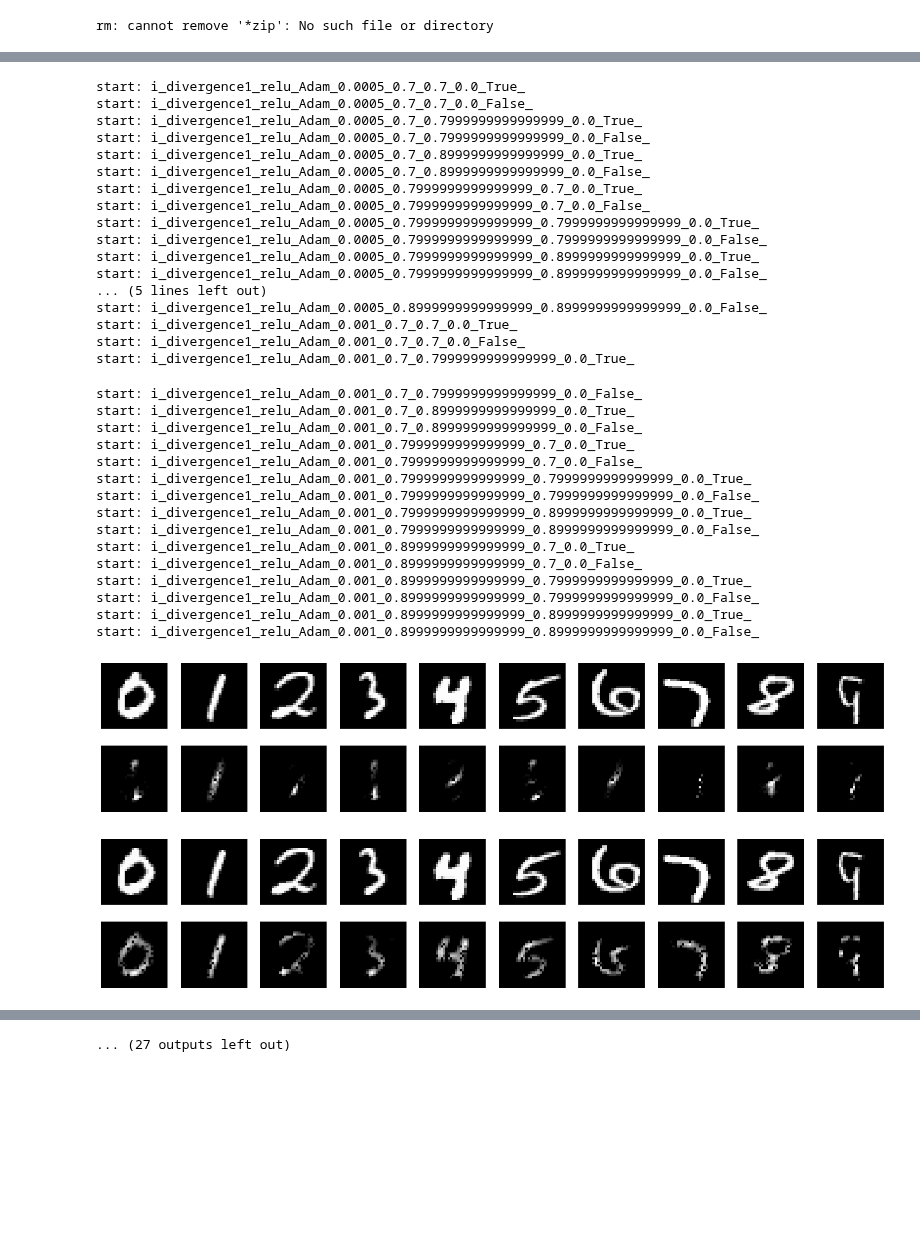
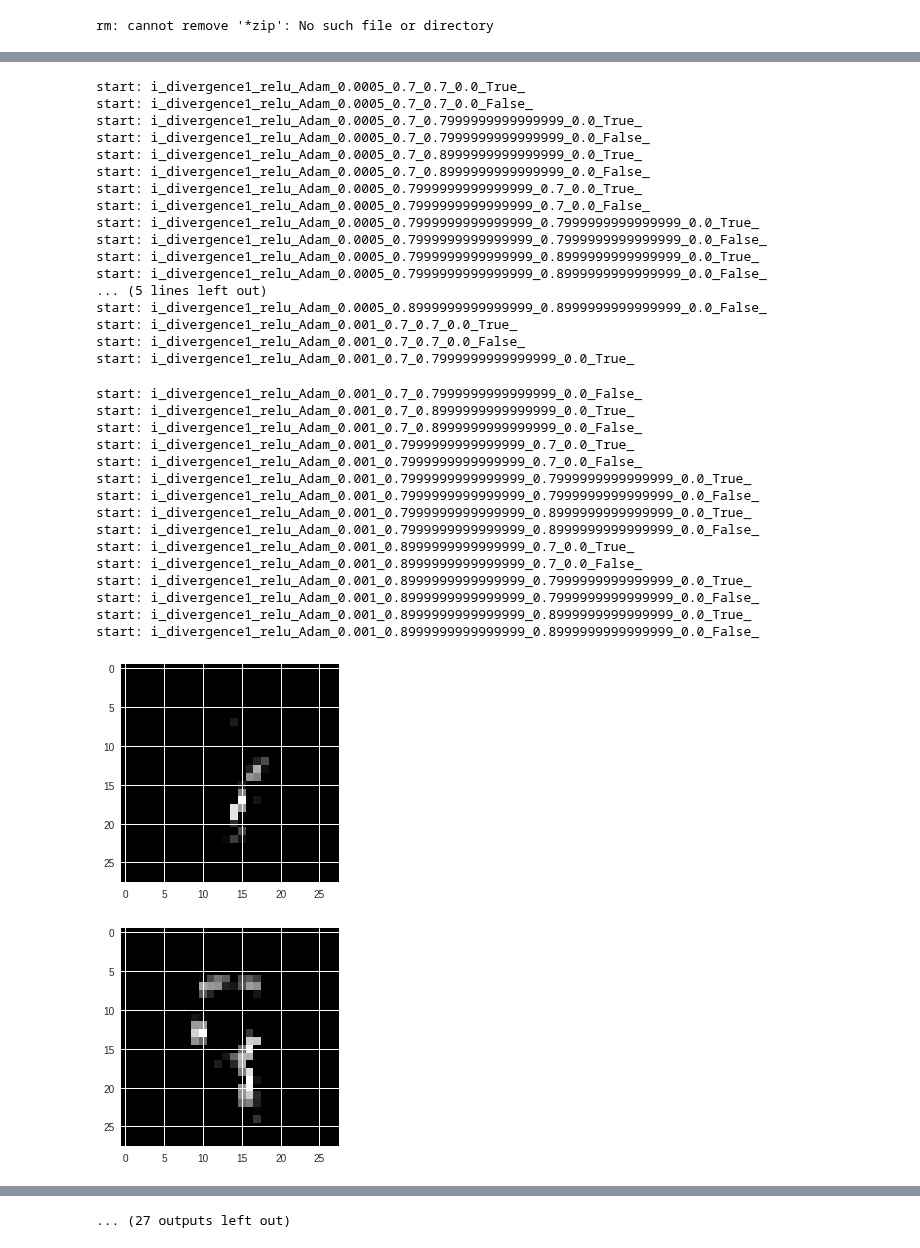
Before and after one commit to s1230038/autoencoder, a Jupyter notebook: AutoencoderForThesis.ipynb, the cells around one changed output, grey strips where cells are left out. Cells and saved outputs as stored; diff of their text form; code cells hidden in the pictures; blank space fills up the shorter version.

```diff
--- a/AutoencoderForThesis.ipynb
+++ b/AutoencoderForThesis.ipynb
@@ -169,22 +169,17 @@ for loss, dact, op1, op2, op3, op4, op5 in product(lossfs, acts, list1, list2, l
       elif label != y_test[i]:
           continue
       # オリジナルのテスト画像を表示
-      ax = plt.subplot(2, 10, label+1)
       plt.imshow(x_test[i].reshape(28, 28))
       plt.gray()
-      ax.get_xaxis().set_visible(False)
-      ax.get_yaxis().set_visible(False)
+      plt.savefig(file_prefix + str(i) + '_x_test_numbers.png')
 
       # 変換された画像を表示
-      ax = plt.subplot(2, 10, label+1+10)
       plt.imshow(decoded_imgs[i].reshape(28, 28))
       plt.gray()
-      ax.get_xaxis().set_visible(False)
-      ax.get_yaxis().set_visible(False)
+      plt.savefig(file_prefix + str(i) + '_decoded_numbers.png')
 
       label+=1
   #  plt.show() #show()するとファイルに保存できないことに注意。
-  plt.savefig(file_prefix + 'numbers.png')
   autoencoder.reset_states()
 # %% [output]
 This call to matplotlib.use() has no effect because the backend has already
@@ -209,32 +204,32 @@ start: i_divergence1_relu_Adam_0.0005_0.7_0.7_0.0_False_
 start: i_divergence1_relu_Adam_0.0005_0.7_0.7999999999999999_0.0_True_
 start: i_divergence1_relu_Adam_0.0005_0.7_0.7999999999999999_0.0_False_
 start: i_divergence1_relu_Adam_0.0005_0.7_0.8999999999999999_0.0_True_
 start: i_divergence1_relu_Adam_0.0005_0.7_0.8999999999999999_0.0_False_
 start: i_divergence1_relu_Adam_0.0005_0.7999999999999999_0.7_0.0_True_
 start: i_divergence1_relu_Adam_0.0005_0.7999999999999999_0.7_0.0_False_
 start: i_divergence1_relu_Adam_0.0005_0.7999999999999999_0.7999999999999999_0.0_True_
 start: i_divergence1_relu_Adam_0.0005_0.7999999999999999_0.7999999999999999_0.0_False_
 start: i_divergence1_relu_Adam_0.0005_0.7999999999999999_0.8999999999999999_0.0_True_
 start: i_divergence1_relu_Adam_0.0005_0.7999999999999999_0.8999999999999999_0.0_False_
 ... (5 lines left out)
 start: i_divergence1_relu_Adam_0.0005_0.8999999999999999_0.8999999999999999_0.0_False_
 start: i_divergence1_relu_Adam_0.001_0.7_0.7_0.0_True_
 start: i_divergence1_relu_Adam_0.001_0.7_0.7_0.0_False_
 start: i_divergence1_relu_Adam_0.001_0.7_0.7999999999999999_0.0_True_
 start: i_divergence1_relu_Adam_0.001_0.7_0.7999999999999999_0.0_False_
 start: i_divergence1_relu_Adam_0.001_0.7_0.8999999999999999_0.0_True_
 start: i_divergence1_relu_Adam_0.001_0.7_0.8999999999999999_0.0_False_
 start: i_divergence1_relu_Adam_0.001_0.7999999999999999_0.7_0.0_True_
 start: i_divergence1_relu_Adam_0.001_0.7999999999999999_0.7_0.0_False_
 start: i_divergence1_relu_Adam_0.001_0.7999999999999999_0.7999999999999999_0.0_True_
 start: i_divergence1_relu_Adam_0.001_0.7999999999999999_0.7999999999999999_0.0_False_
 start: i_divergence1_relu_Adam_0.001_0.7999999999999999_0.8999999999999999_0.0_True_
 start: i_divergence1_relu_Adam_0.001_0.7999999999999999_0.8999999999999999_0.0_False_
 start: i_divergence1_relu_Adam_0.001_0.8999999999999999_0.7_0.0_True_
 start: i_divergence1_relu_Adam_0.001_0.8999999999999999_0.7_0.0_False_
 start: i_divergence1_relu_Adam_0.001_0.8999999999999999_0.7999999999999999_0.0_True_
 start: i_divergence1_relu_Adam_0.001_0.8999999999999999_0.7999999999999999_0.0_False_
 start: i_divergence1_relu_Adam_0.001_0.8999999999999999_0.8999999999999999_0.0_True_
 start: i_divergence1_relu_Adam_0.001_0.8999999999999999_0.8999999999999999_0.0_False_
-[figure, old version]
+[figure, new version]
-[figure, old version]
+[figure, new version]
```
Also changed, not shown: parts of 3 cells of this notebook.
